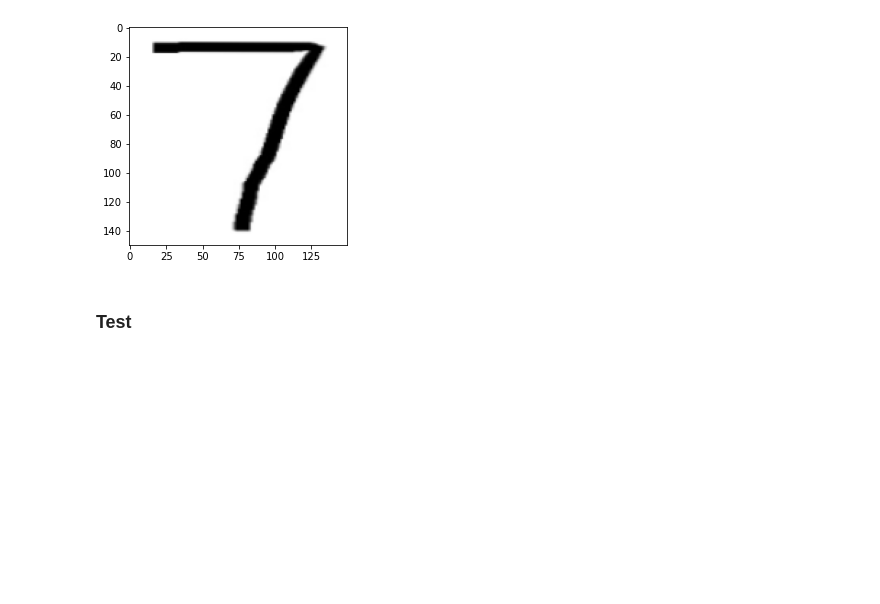
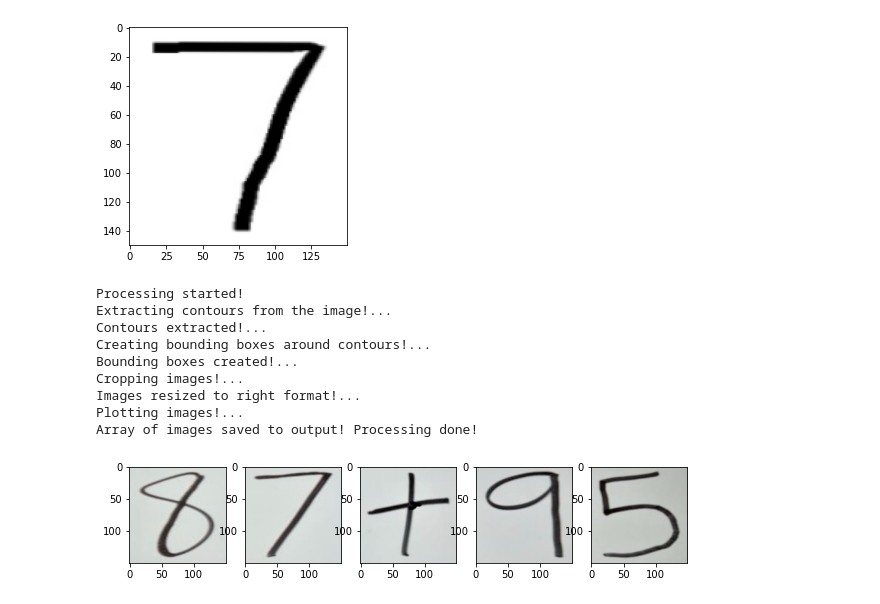
Before and after one commit to mattdmv/MathSolve, a Jupyter notebook: Handwritten equation processing/Processing handwritten equation.ipynb, the cells around one changed output. Drawn from its saved outputs; the diff is of its cells as text; code cells hidden in the pictures; blank space fills up the shorter version.

```diff
--- a/Handwritten equation processing/Processing handwritten equation.ipynb
+++ b/Handwritten equation processing/Processing handwritten equation.ipynb
@@ -36,7 +42,7 @@ def find_contours(path):
     """
     img = cv.imread(path)
     imgray = cv.cvtColor(img, cv.COLOR_BGR2GRAY)
-    ret, thresh = cv.threshold(imgray, 127, 255, 0)
+    ret, thresh = cv.threshold(imgray, 100, 255, 0)
     return cv.findContours(
         thresh, cv.RETR_TREE, cv.CHAIN_APPROX_SIMPLE)
 # %%
@@ -184,7 +207,7 @@ def save_array(numpy_array):
     Args:
         numpy_array (ndarray): Array to save in the form of .npy file.
     """
-    np.save(r'output\output_array_1.npy', numpy_array)
+    np.save(r'output\output_array_{}.npy'.format(datetime.now().strftime("%d_%m_%Y_%H%M%S")), numpy_array)
 # %%
 save_array(resized_images_array)
 # %%
@@ -192,12 +215,17 @@ save_array(resized_images_array)
 and prepares it for model prediction"""
 
 def equation_image_preprocess_pipeline(image_path):
+    print('Processing started!')
+
     image = cv.imread(image_path)
 
     # find all conours in a given picture
+    print('Extracting contours from the image!...')
     contours, hierarchy = find_contours(image_path)
+    print('Contours extracted!...')
 
     # create list of bounding boxes (list of tuples)
+    print('Creating bounding boxes around contours!...')
     boundingBoxes = [cv.boundingRect(contour) for contour in contours]
 
     # sort list of bounding boxes by first element of tuples (which is x coordinate)
@@ -208,15 +236,23 @@ def equation_image_preprocess_pipeline(image_path):
 
     # remove overlapping bounding boxes
     boundingBoxes_filtered = remove_overlapping_bounding_boxes(boundingBoxes)
+    print('Bounding boxes created!...')
 
     # crop images given their bounding boxes
+    print('Cropping images!...')
     cropped_imgs = crop_bounding_box(image, boundingBoxes_filtered)
 
     # resize images to right size for prediction
-    resized_images = resize_images(cropped_imgs)
+    resized_imgs = resize_images(cropped_imgs)
+    print('Images resized to right format!...')
+
+    # plot resized images
+    print('Plotting images!...')
+    plot_imgs(resized_imgs)
 
     # create an numpy array of resized images
-    resized_images_array = np.array(resized_images)
+    resized_imgs_array = np.array(resized_imgs)
 
     # save numpy array to a .npy file
-    save_array(resized_images_array)
+    save_array(resized_imgs_array)
+    print('Array of images saved to output! Processing done!')
@@ -225,4 +259,21 @@ test_image_path = '87+95.jpg'
+# %%
+# test images paths
+img_path_1 = '2+2.jpg'
+img_path_2 = '3+8.jpeg'
+img_path_3 = '7+3.png'
+img_path_4 = '15+100.JPG'
+img_path_5 = '87+95.jpg'
+img_path_6 = '189+82.jpg'
 # %%
-equation_image_preprocess_pipeline(test_image_path)
+equation_image_preprocess_pipeline(img_path_5)
+# %% [output]
+Processing started!
+Extracting contours from the image!...
+Contours extracted!...
+Creating bounding boxes around contours!...
+Bounding boxes created!...
+Cropping images!...
+Images resized to right format!...
+Plotting images!...
+Array of images saved to output! Processing done!
+[figure, added]
-# %% [markdown]
-### Test
```
Also changed, not shown: parts of 18 cells of this notebook, 10 other files.
